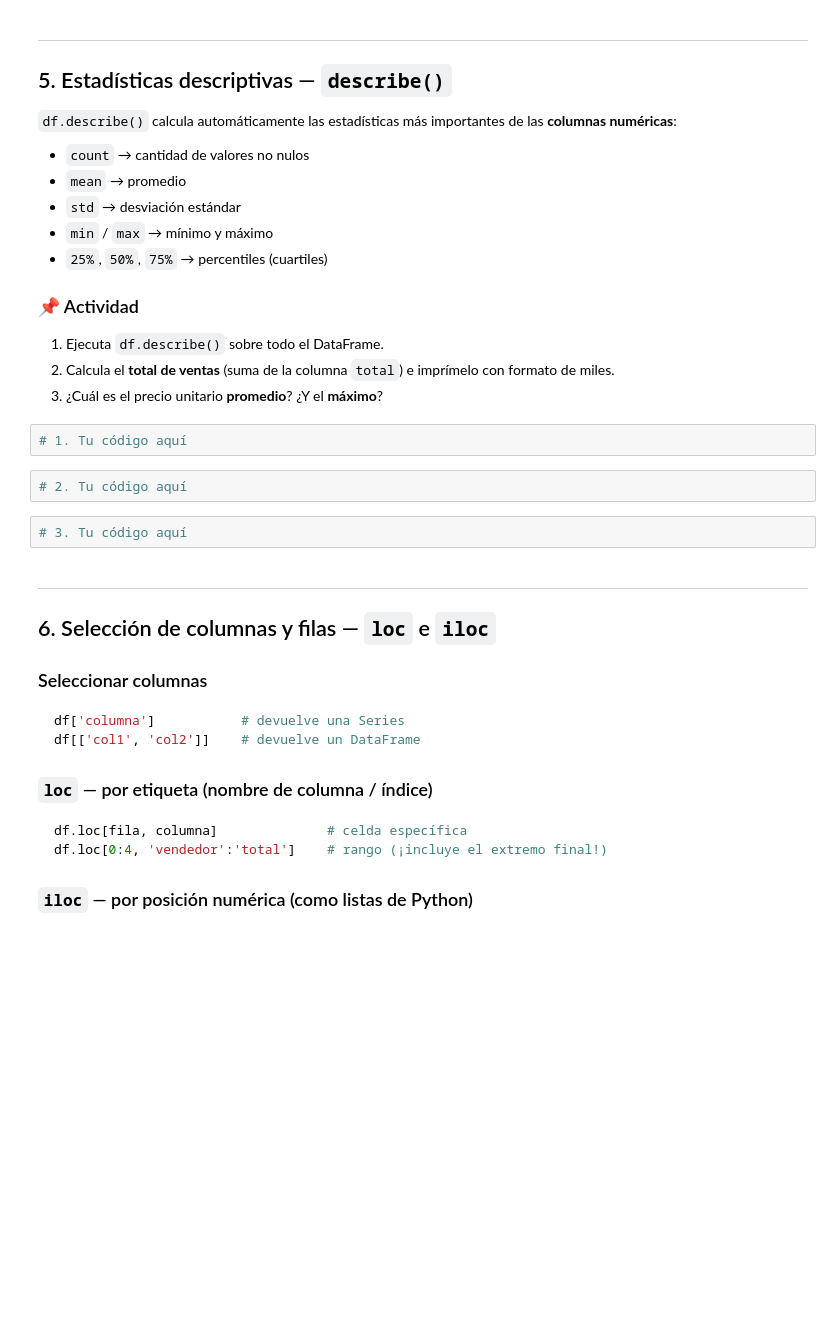
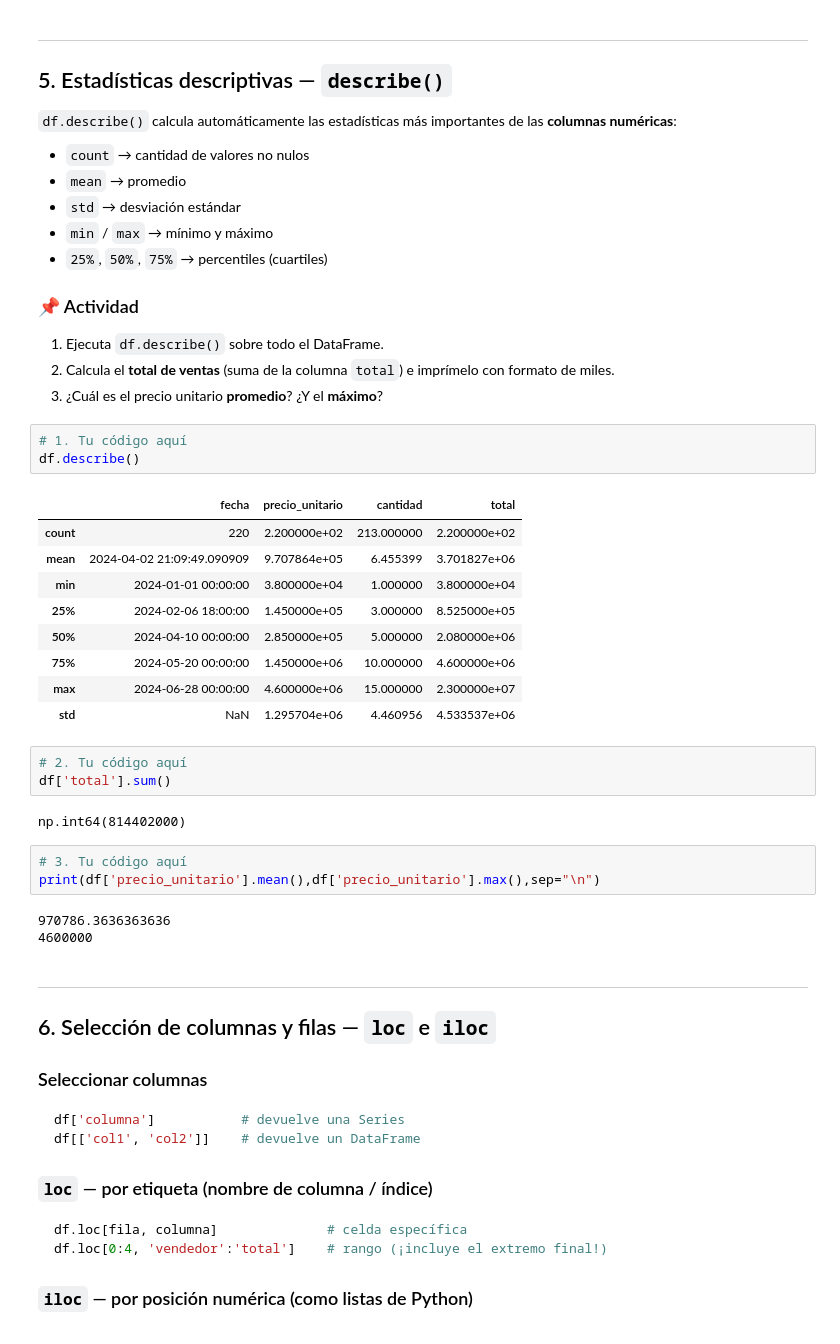
Before and after one commit to hdtamara/programacion_2, a Jupyter notebook: modulo_2_pandas/taller_pandas.ipynb, the cells around one changed output. Drawn from its saved outputs; the diff is of its cells as text; blank space fills up the shorter version.

```diff
--- a/modulo_2_pandas/taller_pandas.ipynb
+++ b/modulo_2_pandas/taller_pandas.ipynb
@@ -238,10 +303,28 @@ Tipos de datos más comunes en pandas:
 3. ¿Cuál es el precio unitario **promedio**? ¿Y el **máximo**?
 # %%
 # 1. Tu código aquí
+df.describe()
+# %% [output]
+|  | fecha | precio_unitario | cantidad | total |
+| count | 220 | 2.200000e+02 | 213.000000 | 2.200000e+02 |
+| mean | 2024-04-02 21:09:49.090909 | 9.707864e+05 | 6.455399 | 3.701827e+06 |
+| min | 2024-01-01 00:00:00 | 3.800000e+04 | 1.000000 | 3.800000e+04 |
+| 25% | 2024-02-06 18:00:00 | 1.450000e+05 | 3.000000 | 8.525000e+05 |
+| 50% | 2024-04-10 00:00:00 | 2.850000e+05 | 5.000000 | 2.080000e+06 |
+| 75% | 2024-05-20 00:00:00 | 1.450000e+06 | 10.000000 | 4.600000e+06 |
+| max | 2024-06-28 00:00:00 | 4.600000e+06 | 15.000000 | 2.300000e+07 |
+| std | NaN | 1.295704e+06 | 4.460956 | 4.533537e+06 |
 # %%
 # 2. Tu código aquí
+df['total'].sum()
+# %% [output]
+np.int64(814402000)
 # %%
 # 3. Tu código aquí
+print(df['precio_unitario'].mean(),df['precio_unitario'].max(),sep="\n")
+# %% [output]
+970786.3636363636
+4600000
 # %% [markdown]
 ---
 ## 6. Selección de columnas y filas — `loc` e `iloc`
```
Also changed, not shown: parts of 12 cells of this notebook, 5 other files.
